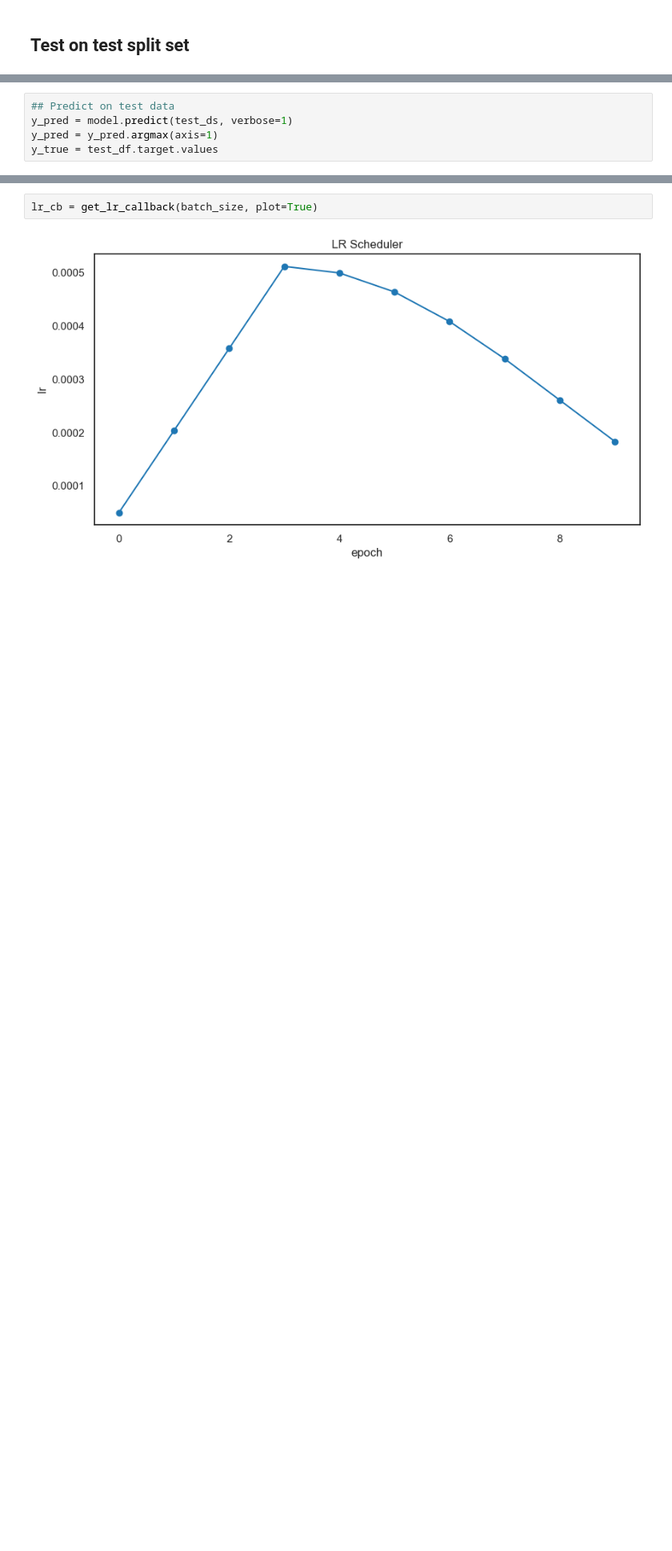
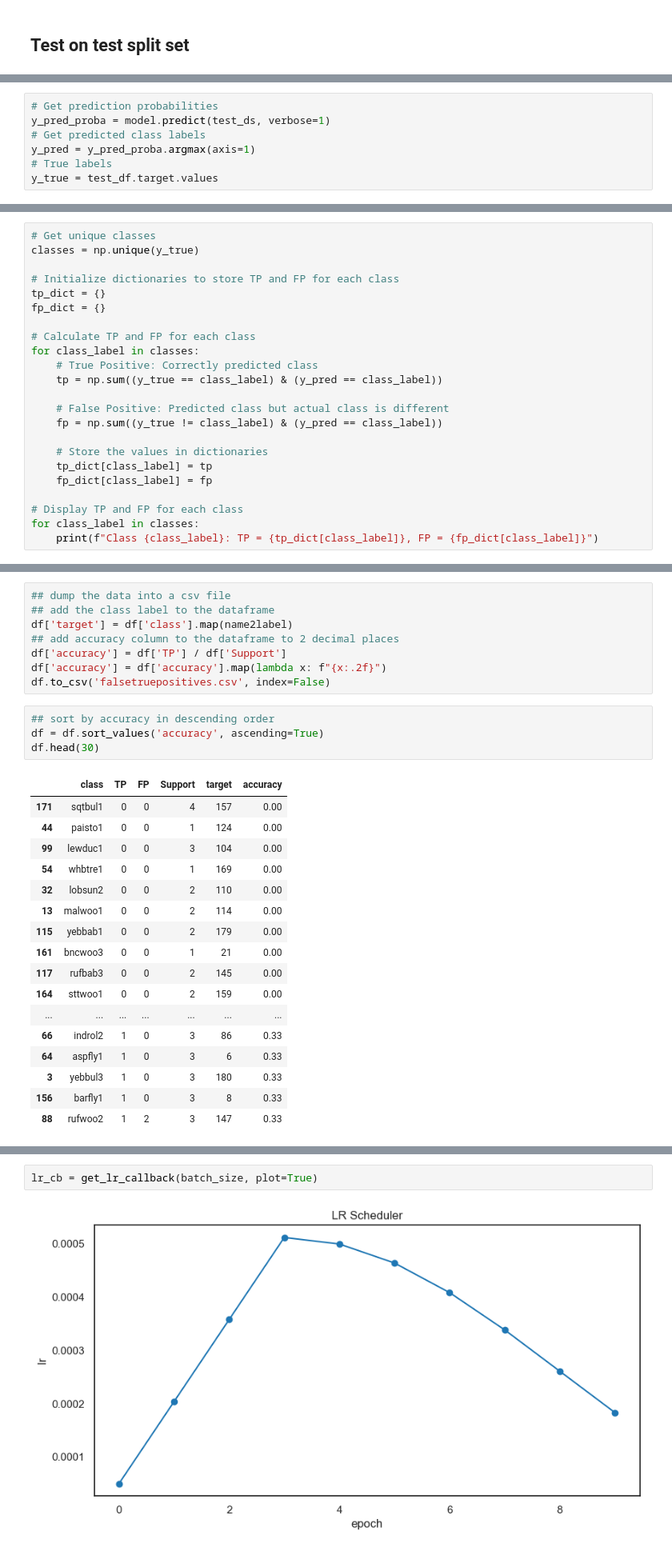
Before and after one commit to kagozi/BirdCLEF-2024, a Jupyter notebook: spectrogram-method.ipynb, the cells around one changed output, grey strips where cells are left out. Shown at 80% size. Cells and saved outputs as stored; diff of their text form; blank space fills up the shorter version.

```diff
--- a/spectrogram-method.ipynb
+++ b/spectrogram-method.ipynb
@@ -767,6 +820,8 @@ Epoch 10/10
 # %%
-## Predict on test data
-y_pred = model.predict(test_ds, verbose=1)
-y_pred = y_pred.argmax(axis=1)
+# Get prediction probabilities
+y_pred_proba = model.predict(test_ds, verbose=1)
+# Get predicted class labels
+y_pred = y_pred_proba.argmax(axis=1)
+# True labels
 y_true = test_df.target.values
 # %% [output]
@@ -797,0 +877,23 @@ accuracy_score(y_true, y_pred)
+# %%
+# Get unique classes
+classes = np.unique(y_true)
+
+# Initialize dictionaries to store TP and FP for each class
+tp_dict = {}
+fp_dict = {}
+
+# Calculate TP and FP for each class
+for class_label in classes:
+    # True Positive: Correctly predicted class
+    tp = np.sum((y_true == class_label) & (y_pred == class_label))
+
+    # False Positive: Predicted class but actual class is different
+    fp = np.sum((y_true != class_label) & (y_pred == class_label))
+
+    # Store the values in dictionaries
+    tp_dict[class_label] = tp
+    fp_dict[class_label] = fp
+
+# Display TP and FP for each class
+for class_label in classes:
+    print(f"Class {class_label}: TP = {tp_dict[class_label]}, FP = {fp_dict[class_label]}")
@@ -819,0 +1001,30 @@ plot_confusion_matrix(y_true, [int(pred[0]) for pred in y_pred], class_names)
+# %%
+## dump the data into a csv file
+## add the class label to the dataframe
+df['target'] = df['class'].map(name2label)
+## add accuracy column to the dataframe to 2 decimal places
+df['accuracy'] = df['TP'] / df['Support']
+df['accuracy'] = df['accuracy'].map(lambda x: f"{x:.2f}")
+df.to_csv('falsetruepositives.csv', index=False)
+# %%
+## sort by accuracy in descending order
+df = df.sort_values('accuracy', ascending=True)
+df.head(30)
+# %% [output]
+|  | class | TP | FP | Support | target | accuracy |
+| 171 | sqtbul1 | 0 | 0 | 4 | 157 | 0.00 |
+| 44 | paisto1 | 0 | 0 | 1 | 124 | 0.00 |
+| 99 | lewduc1 | 0 | 0 | 3 | 104 | 0.00 |
+| 54 | whbtre1 | 0 | 0 | 1 | 169 | 0.00 |
+| 32 | lobsun2 | 0 | 0 | 2 | 110 | 0.00 |
+| 13 | malwoo1 | 0 | 0 | 2 | 114 | 0.00 |
+| 115 | yebbab1 | 0 | 0 | 2 | 179 | 0.00 |
+| 161 | bncwoo3 | 0 | 0 | 1 | 21 | 0.00 |
+| 117 | rufbab3 | 0 | 0 | 2 | 145 | 0.00 |
+| 164 | sttwoo1 | 0 | 0 | 2 | 159 | 0.00 |
+| ... | ... | ... | ... | ... | ... | ... |
+| 66 | indrol2 | 1 | 0 | 3 | 86 | 0.33 |
+| 64 | aspfly1 | 1 | 0 | 3 | 6 | 0.33 |
+| 3 | yebbul3 | 1 | 0 | 3 | 180 | 0.33 |
+| 156 | barfly1 | 1 | 0 | 3 | 8 | 0.33 |
+| 88 | rufwoo2 | 1 | 2 | 3 | 147 | 0.33 |
```
Also changed, not shown: parts of 36 cells of this notebook, 1 other file.
